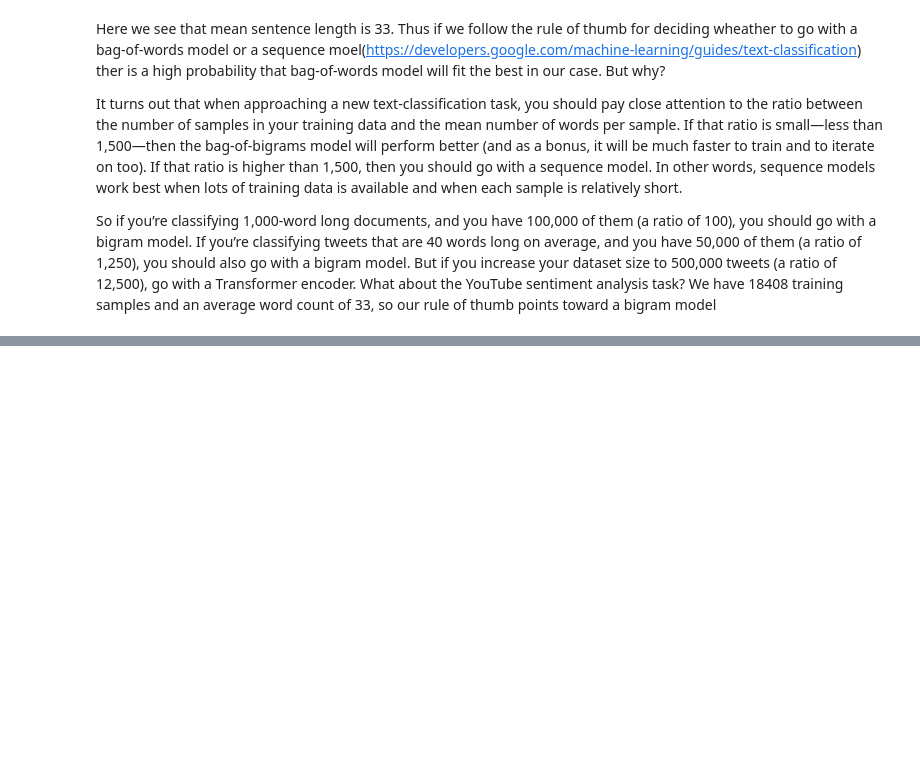
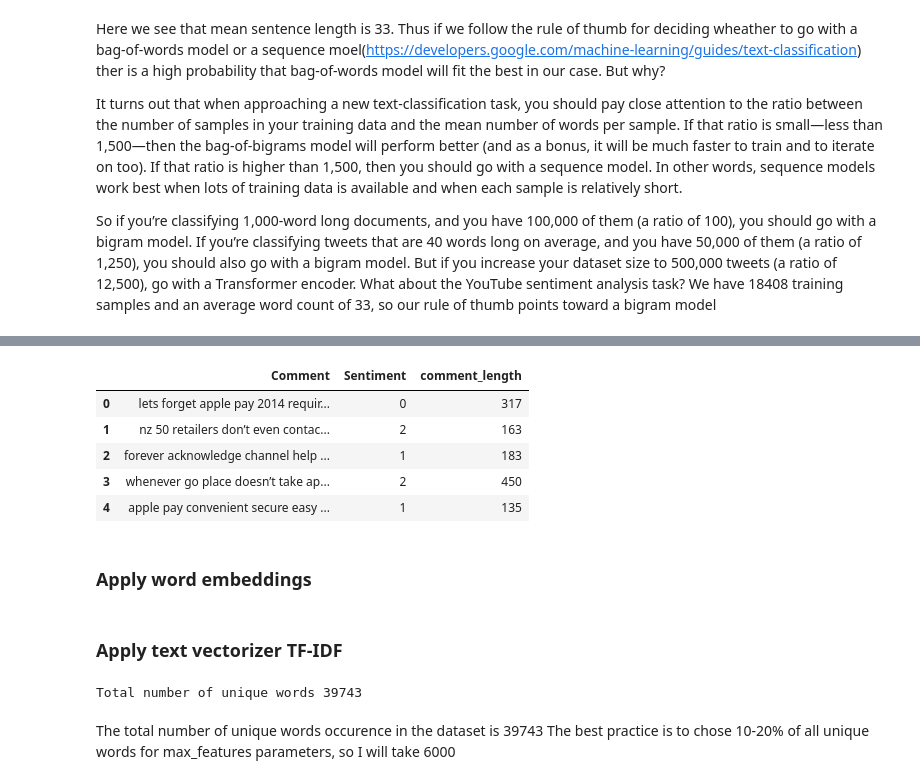
Before and after one commit to Carapet07/Data-Science-projects, a Jupyter notebook: YouTube_comments_sentiments_analysis.ipynb, the cells around one changed output, grey strips where cells are left out. Saved outputs shown, nothing was run; the diff lists cells and outputs as text; code cells hidden in the pictures; blank space fills up the shorter version.

```diff
--- a/YouTube_comments_sentiments_analysis.ipynb
+++ b/YouTube_comments_sentiments_analysis.ipynb
@@ -106,0 +124,2 @@ So if you’re classifying 1,000-word long documents, and you have 100,000 of th
+# %%
+df['Sentiment'] = df['Sentiment'].replace({'neutral': 0, 'positive': 1, 'negative': 2})
@@ -107 +131,23 @@ So if you’re classifying 1,000-word long documents, and you have 100,000 of th
+# %%
+# Drop NaN rows
+df = df.dropna(subset=['Comment'])
+
+def remove_stopwords(text):
+    stop_words = set(stopwords.words('english'))
+    words = text.split()
+    filtered_words = [word for word in words if word.lower() not in stop_words]
+    return ' '.join(filtered_words)
+
+# Example usage
+df['Comment'] = df['Comment'].apply(remove_stopwords)
+df.head()
+# %% [output]
+|  | Comment | Sentiment | comment_length |
+| 0 | lets forget apple pay 2014 requir... | 0 | 317 |
+| 1 | nz 50 retailers don’t even contac... | 2 | 163 |
+| 2 | forever acknowledge channel help ... | 1 | 183 |
+| 3 | whenever go place doesn’t take ap... | 2 | 450 |
+| 4 | apple pay convenient secure easy ... | 1 | 135 |
+# %% [markdown]
+### Apply word embeddings
 # %%
@@ -109,0 +159,12 @@ X_train, X_valid, y_train, y_valid = train_test_split()
+# %% [markdown]
+### Apply text vectorizer TF-IDF
+# %%
+vectorizer = TfidfVectorizer()
+vectorizer.fit(df['Comment'])
+
+print(f'Total number of unique words {len(vectorizer.vocabulary_)}')
+# %% [output]
+Total number of unique words 39743
+# %% [markdown]
+The total number of unique words occurence in the dataset is 39743
+The best practice is to chose 10-20% of all unique words for max_features parameters, so I will take 6000
```
Also changed, not shown: parts of 11 cells of this notebook.
